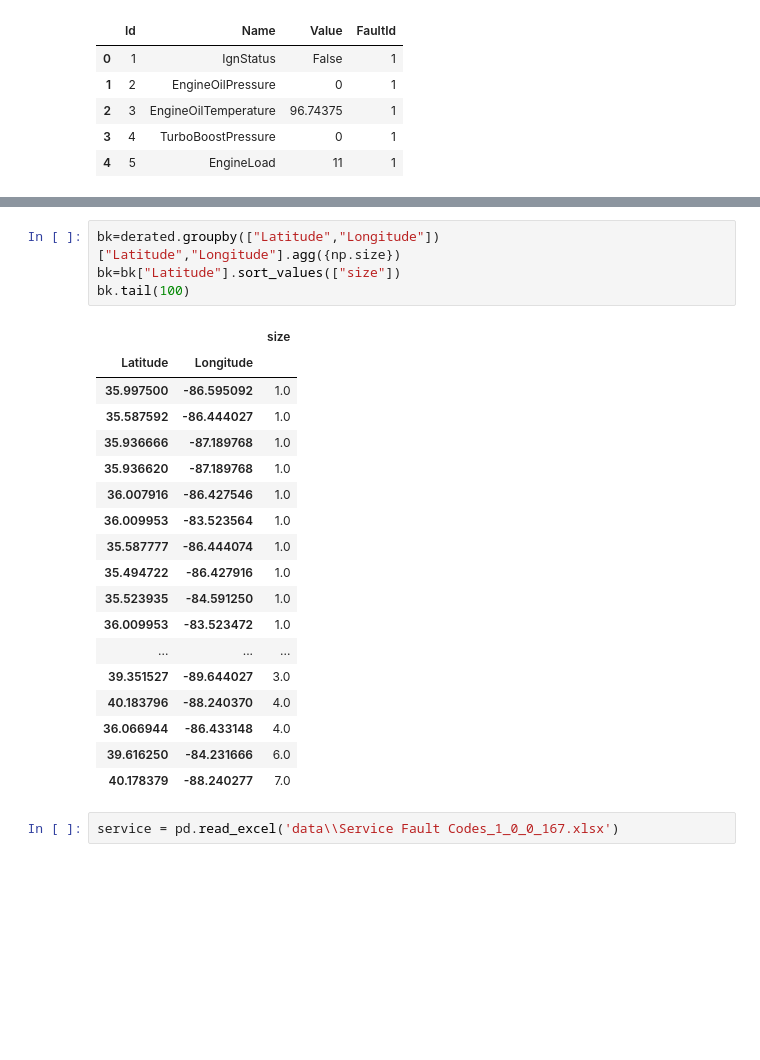
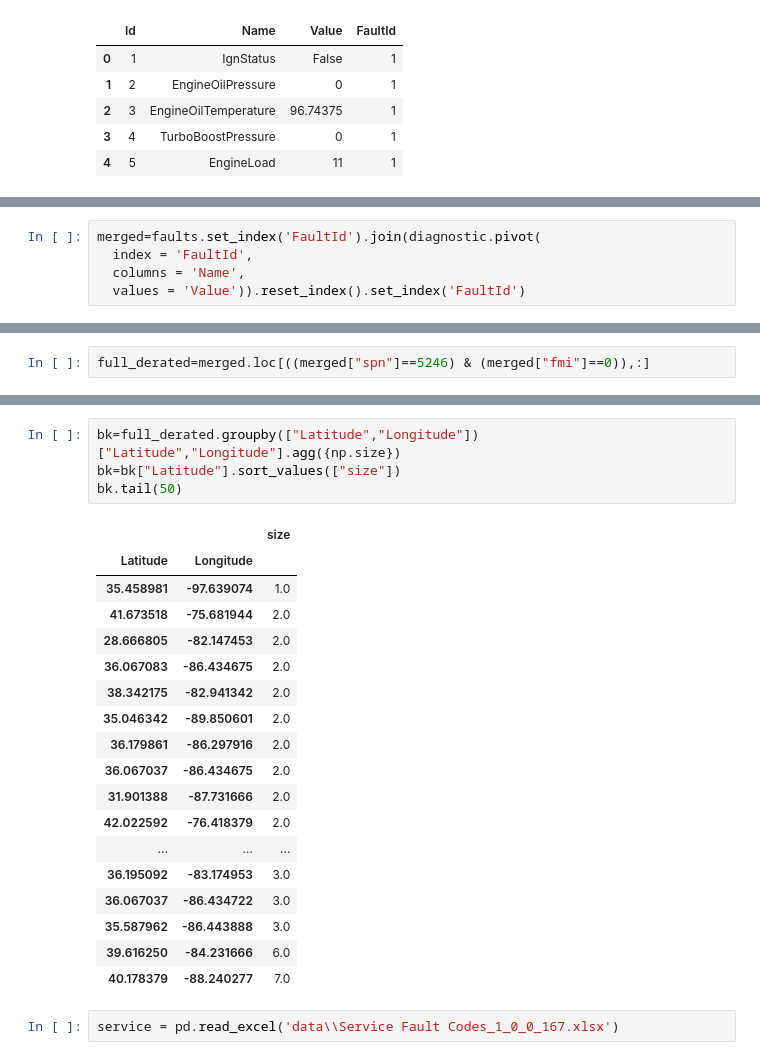
Before and after one commit to berneskaracay/dq-8-predicting-engine-derates-starfish, a Jupyter notebook: dq8.ipynb, the cells around one changed output, grey strips where cells are left out. Drawn from its saved outputs; the diff is of its cells as text; blank space fills up the shorter version.

```diff
--- a/dq8.ipynb
+++ b/dq8.ipynb
@@ -114,0 +117,5 @@ merged=pd.merge(diagnostic,faults,on="FaultId",how="inner")
+# %%
+merged=faults.set_index('FaultId').join(diagnostic.pivot(
+  index = 'FaultId',
+  columns = 'Name',
+  values = 'Value')).reset_index().set_index('FaultId')
@@ -121 +157,3 @@ derated=merged.loc[(((merged["spn"]==5246) & (merged["fmi"]==0)) | ((merged["spn
+# %%
+full_derated=merged.loc[((merged["spn"]==5246) & (merged["fmi"]==0)),:]
 # %%
@@ -143,24 +204,24 @@ Name: ecuMake, dtype: int64
 # %%
-bk=derated.groupby(["Latitude","Longitude"])["Latitude","Longitude"].agg({np.size})
+bk=full_derated.groupby(["Latitude","Longitude"])["Latitude","Longitude"].agg({np.size})
 bk=bk["Latitude"].sort_values(["size"])
-bk.tail(100)
+bk.tail(50)
 # %% [output]
 |  |  | size |
 | Latitude | Longitude |  |
-| 35.997500 | -86.595092 | 1.0 |
-| 35.587592 | -86.444027 | 1.0 |
-| 35.936666 | -87.189768 | 1.0 |
-| 35.936620 | -87.189768 | 1.0 |
-| 36.007916 | -86.427546 | 1.0 |
-| 36.009953 | -83.523564 | 1.0 |
-| 35.587777 | -86.444074 | 1.0 |
-| 35.494722 | -86.427916 | 1.0 |
-| 35.523935 | -84.591250 | 1.0 |
-| 36.009953 | -83.523472 | 1.0 |
+| 35.458981 | -97.639074 | 1.0 |
+| 41.673518 | -75.681944 | 2.0 |
+| 28.666805 | -82.147453 | 2.0 |
+| 36.067083 | -86.434675 | 2.0 |
+| 38.342175 | -82.941342 | 2.0 |
+| 35.046342 | -89.850601 | 2.0 |
+| 36.179861 | -86.297916 | 2.0 |
+| 36.067037 | -86.434675 | 2.0 |
+| 31.901388 | -87.731666 | 2.0 |
+| 42.022592 | -76.418379 | 2.0 |
 | ... | ... | ... |
-| 39.351527 | -89.644027 | 3.0 |
-| 40.183796 | -88.240370 | 4.0 |
-| 36.066944 | -86.433148 | 4.0 |
+| 36.195092 | -83.174953 | 3.0 |
+| 36.067037 | -86.434722 | 3.0 |
+| 35.587962 | -86.443888 | 3.0 |
 | 39.616250 | -84.231666 | 6.0 |
 | 40.178379 | -88.240277 | 7.0 |
 # %%
```
Also changed, not shown: parts of 13 cells of this notebook, 1 other file.
